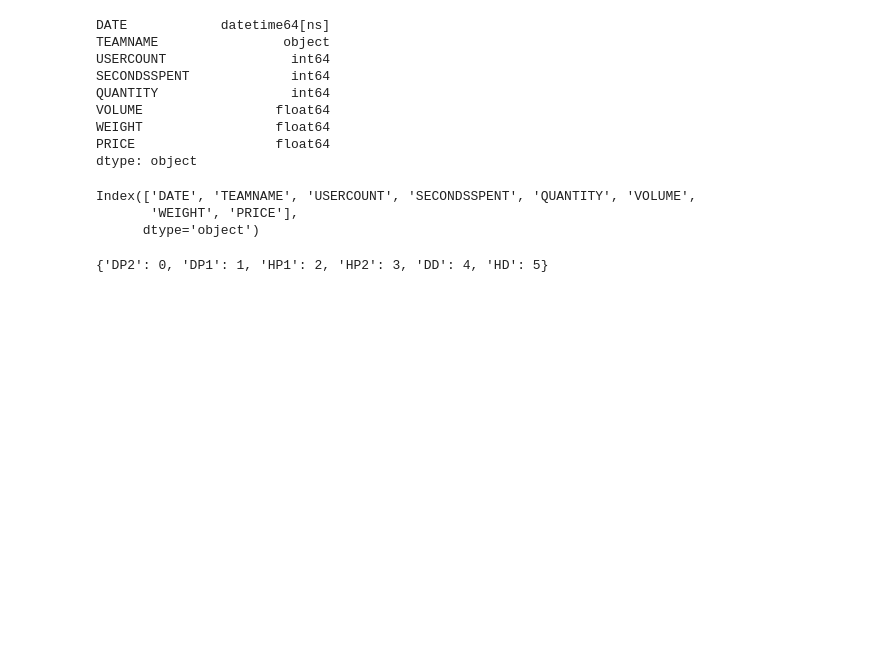
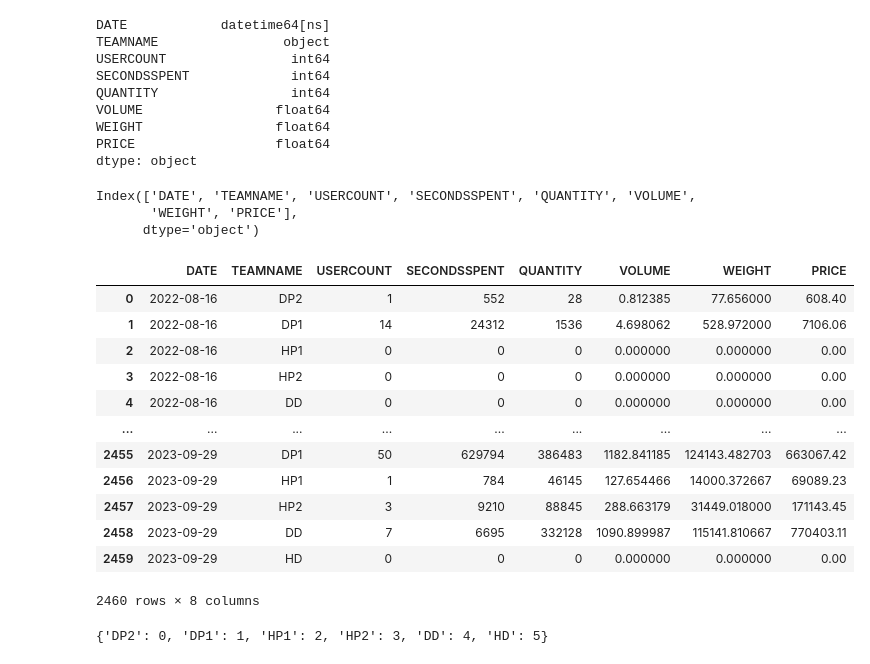
Before and after one commit to guyanik/casa-dashboard, a Jupyter notebook: lstm.ipynb, the cells around one changed output. Saved outputs shown, nothing was run; the diff lists cells and outputs as text; code cells hidden in the pictures; blank space fills up the shorter version.

Commit message:
Additional data

```diff
--- a/lstm.ipynb
+++ b/lstm.ipynb
@@ -45,26 +45,40 @@ Index(['DATE', 'TEAMNAME', 'USERCOUNT', 'SECONDSSPENT', 'QUANTITY', 'VOLUME',
 # %%
 df = df[df['TEAMNAME'] != 'ID9']
 
 df.index = pd.DatetimeIndex(df['DATE'])
 df = df.drop(columns=['DATE'])
 s = pd.DataFrame(index=pd.date_range(df.index.min(), df.index.max(), freq='D').difference(df.index), columns=df.columns)
 df = pd.concat([df,s]).fillna(0).sort_index()
 df['DATE'] = df.index
 df = df.reset_index(drop=True)
 df['TEAMNAME'] = df['TEAMNAME'].replace(0, 'DP1')
 
 df_multi_index = pd.MultiIndex.from_product([df['DATE'].unique(), df['TEAMNAME'].unique()], names=['DATE', 'TEAMNAME'])
 df = df.set_index(['DATE', 'TEAMNAME']).reindex(df_multi_index, fill_value=0).reset_index()
 df
 
 # write to csv
-df.to_csv('data/try.csv')
+# df.to_csv('data/try.csv')
 
 # df_dp = df.loc[df['TEAMNAME'].isin(['DP1', 'DP2']), :]
 # df_rest = df.loc[df['TEAMNAME'].isin(['DD', 'HD', 'HP1', 'HP2']), :].groupby('DATE').sum().reset_index()
 # df_rest['TEAMNAME'] = 'REST'
 # df = pd.concat([df_dp, df_rest])
 # df = df.sort_values(by=['DATE', 'TEAMNAME'])
+# %% [output]
+|  | DATE | TEAMNAME | USERCOUNT | SECONDSSPENT | QUANTITY | VOLUME | WEIGHT | PRICE |
+| 0 | 2022-08-16 | DP2 | 1 | 552 | 28 | 0.812385 | 77.656000 | 608.40 |
+| 1 | 2022-08-16 | DP1 | 14 | 24312 | 1536 | 4.698062 | 528.972000 | 7106.06 |
+| 2 | 2022-08-16 | HP1 | 0 | 0 | 0 | 0.000000 | 0.000000 | 0.00 |
+| 3 | 2022-08-16 | HP2 | 0 | 0 | 0 | 0.000000 | 0.000000 | 0.00 |
+| 4 | 2022-08-16 | DD | 0 | 0 | 0 | 0.000000 | 0.000000 | 0.00 |
+| ... | ... | ... | ... | ... | ... | ... | ... | ... |
+| 2455 | 2023-09-29 | DP1 | 50 | 629794 | 386483 | 1182.841185 | 124143.482703 | 663067.42 |
+| 2456 | 2023-09-29 | HP1 | 1 | 784 | 46145 | 127.654466 | 14000.372667 | 69089.23 |
+| 2457 | 2023-09-29 | HP2 | 3 | 9210 | 88845 | 288.663179 | 31449.018000 | 171143.45 |
+| 2458 | 2023-09-29 | DD | 7 | 6695 | 332128 | 1090.899987 | 115141.810667 | 770403.11 |
+| 2459 | 2023-09-29 | HD | 0 | 0 | 0 | 0.000000 | 0.000000 | 0.00 |
+2460 rows × 8 columns
 # %%
 df['MONTH'] = df['DATE'].dt.month
 df['DAY'] = df['DATE'].dt.day
```
Also changed, not shown: parts of 7 cells of this notebook, 14 other files.
